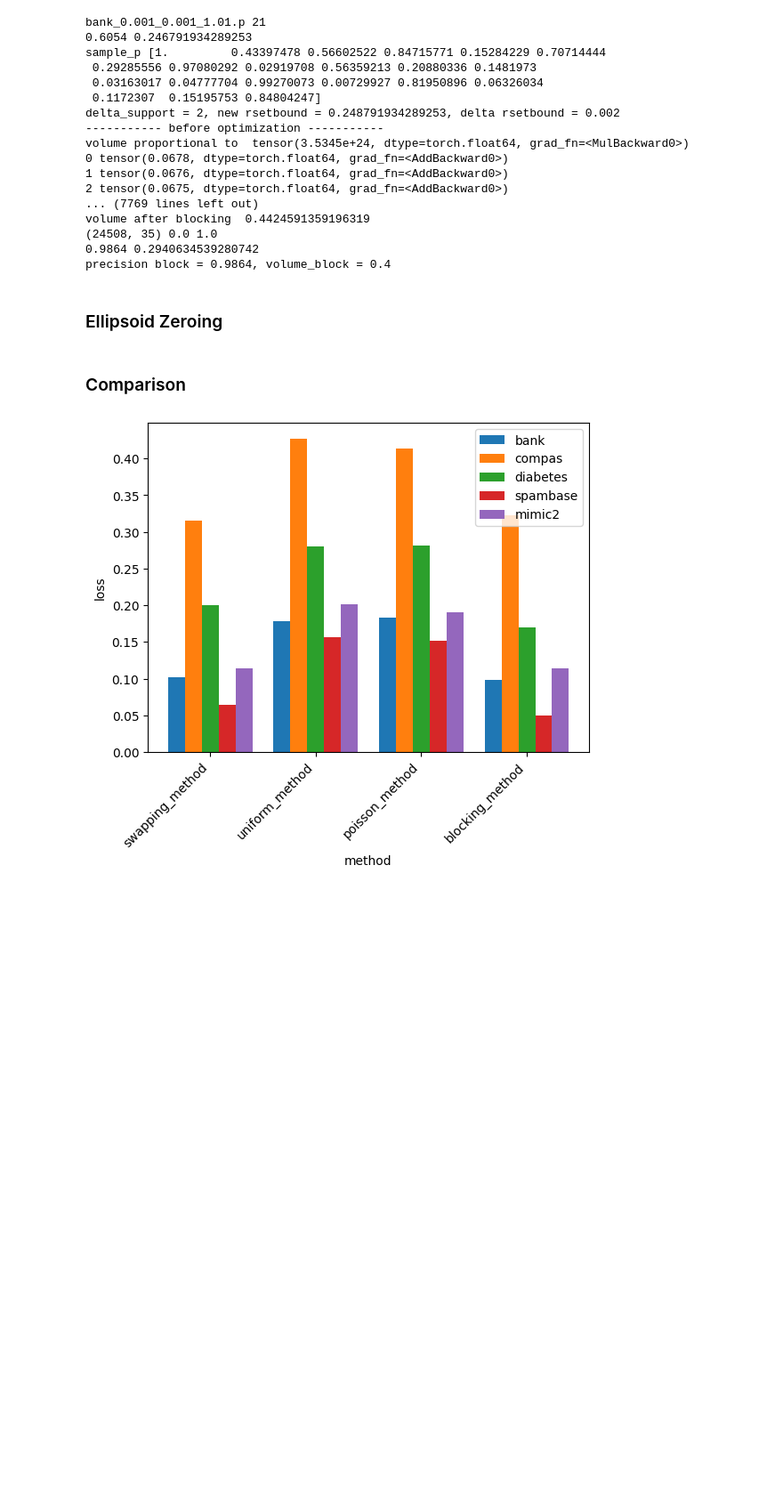
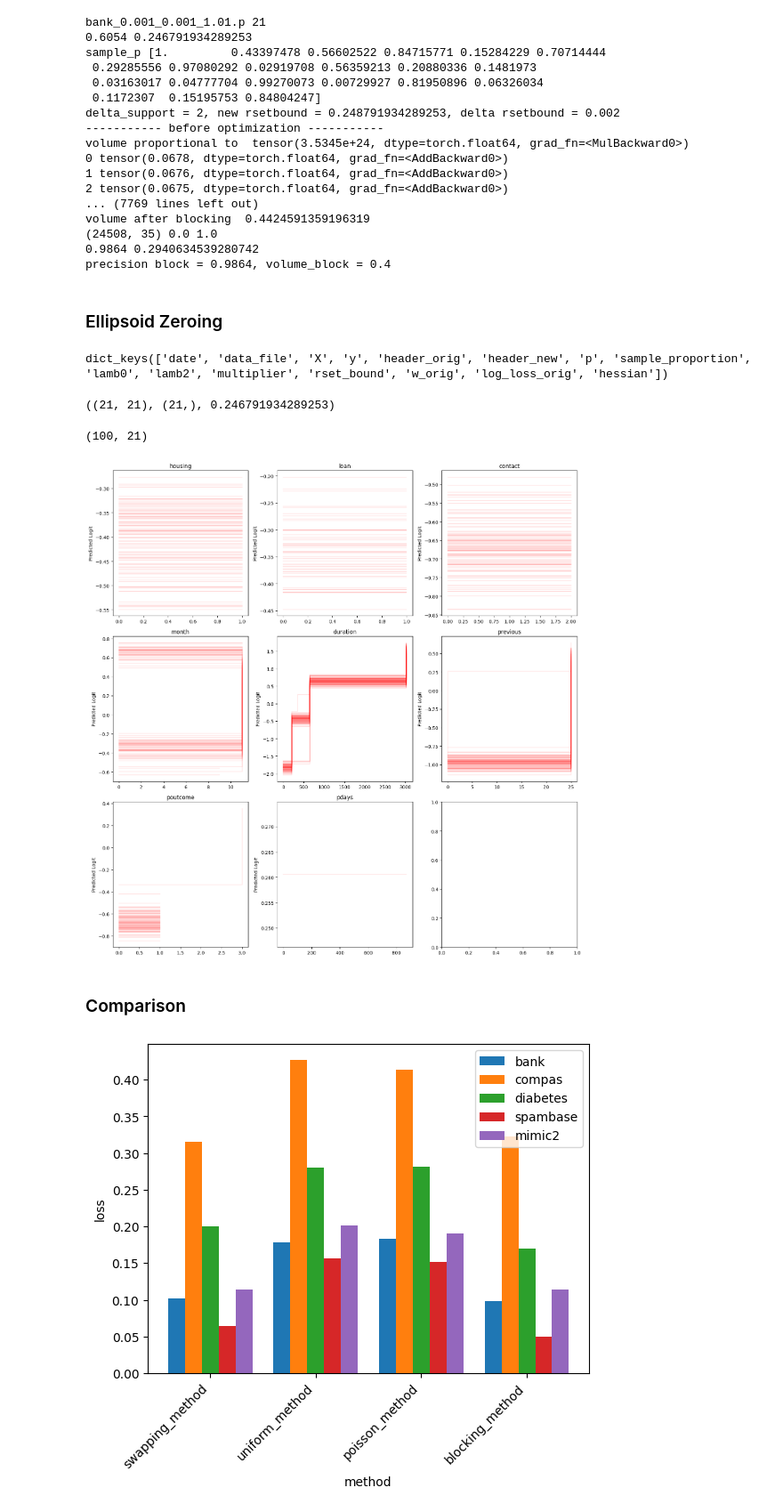
Before and after one commit to chrisli36/gam-rashoman-set, a Jupyter notebook: swap_evaluation.ipynb, the cells around one changed output. Shown at 89% size. Drawn from its saved outputs; the diff is of its cells as text; code cells hidden in the pictures; blank space fills up the shorter version.

```diff
--- a/swap_evaluation.ipynb
+++ b/swap_evaluation.ipynb
@@ -383,3 +372,60 @@ with open(f"""analysis/results/blocking_method.pkl""", "wb") as f:
+# %%
+res.keys()
+# %% [output]
+dict_keys(['date', 'data_file', 'X', 'y', 'header_orig', 'header_new', 'p', 'sample_proportion', 'lamb0', 'lamb2', 'multiplier', 'rset_bound', 'w_orig', 'log_loss_orig', 'hessian'])
+# %%
+res['hessian'].shape, res['w_orig'].shape, res['rset_bound']
+# %% [output]
+((21, 21), (21,), 0.246791934289253)
+# %%
+import cvxpy as cp
+
+def in_ellipsoid(x, w_orig, H, eps):
+    delta = x - w_orig
+    val = delta.T @ H @ delta
+    return val <= eps, val
+
+def l1_sparse_ellipsoid_solution(H, w_orig, rset_bound, lam, ep=None):
+    d = len(w_orig)
+    x = cp.Variable(d)
+    penalty = cp.norm1(x + ep) if ep is not None else cp.norm1(x)
+    obj = cp.Minimize(lam * penalty)
+    constraint = [cp.quad_form(x - w_orig, H) <= rset_bound]
+    prob = cp.Problem(obj, constraint)
+    prob.solve()
+    return x.value
+
+def hard_threshold(x, k_2):
+    x = x.copy()
+    small_indices = np.argsort(np.abs(x))[:k_2]
+    x[small_indices] = 0
+    return x
+
+def l1_relaxation(H, w_orig, rset_bound, lam, k_2, X, y, n):
+    samples = []
+    for _ in range(n):
+        ep = 0.1 * np.random.randn(len(w_orig))
+        solutions = {"w_orig": w_orig}
+        solutions['w_sol'] = l1_sparse_ellipsoid_solution(H, w_orig, rset_bound, lam, ep)
+        solutions['hard_thresholded_w'] = hard_threshold(solutions['w_sol'], k_2)
+
+        # for k, v in solutions.items():
+        #     print(f"{k}: {v} {in_ellipsoid(v, w_orig, H, rset_bound)} {get_loss(X, y, np.zeros(1), np.array([v]))}")
+
+        samples.append(solutions['hard_thresholded_w'])
+        if not in_ellipsoid(solutions['hard_thresholded_w'], w_orig, H, rset_bound):
+            print("Warning: solution not in ellipsoid!")
+    return samples
+
+solutions = l1_relaxation(res['hessian'], res['w_orig'], res['rset_bound'] * 0.1, 0.001, 10, res['X'], res['y'], 100)
+solutions = np.array(solutions)
+solutions.shape
+# %% [output]
+(100, 21)
+# %%
+_ = plot_gam(np.array(res['header_new'][1:]), solutions[:, 1:])
+# %% [output]
+[figure, added]
 # %% [markdown]
 ### Comparison
 # %%
```
Also changed, not shown: parts of 7 cells of this notebook, 4 other files.
